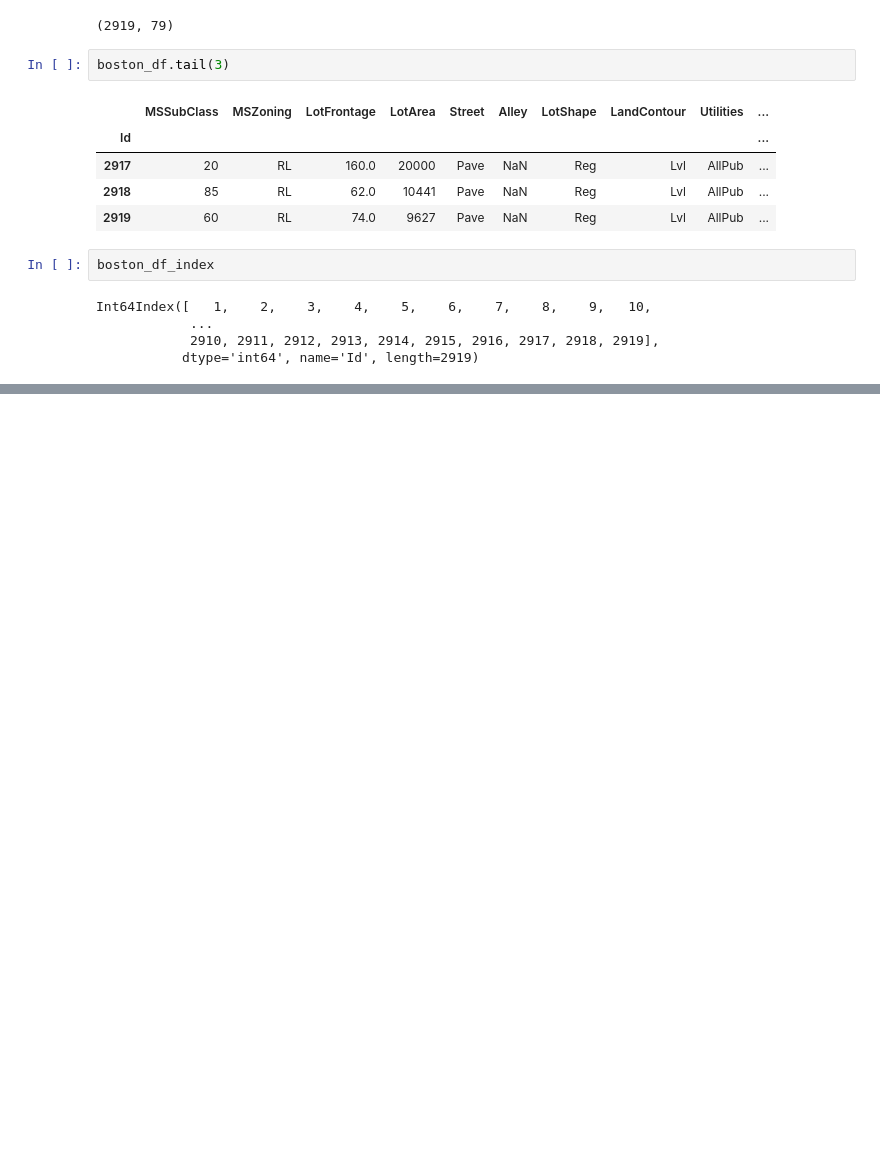
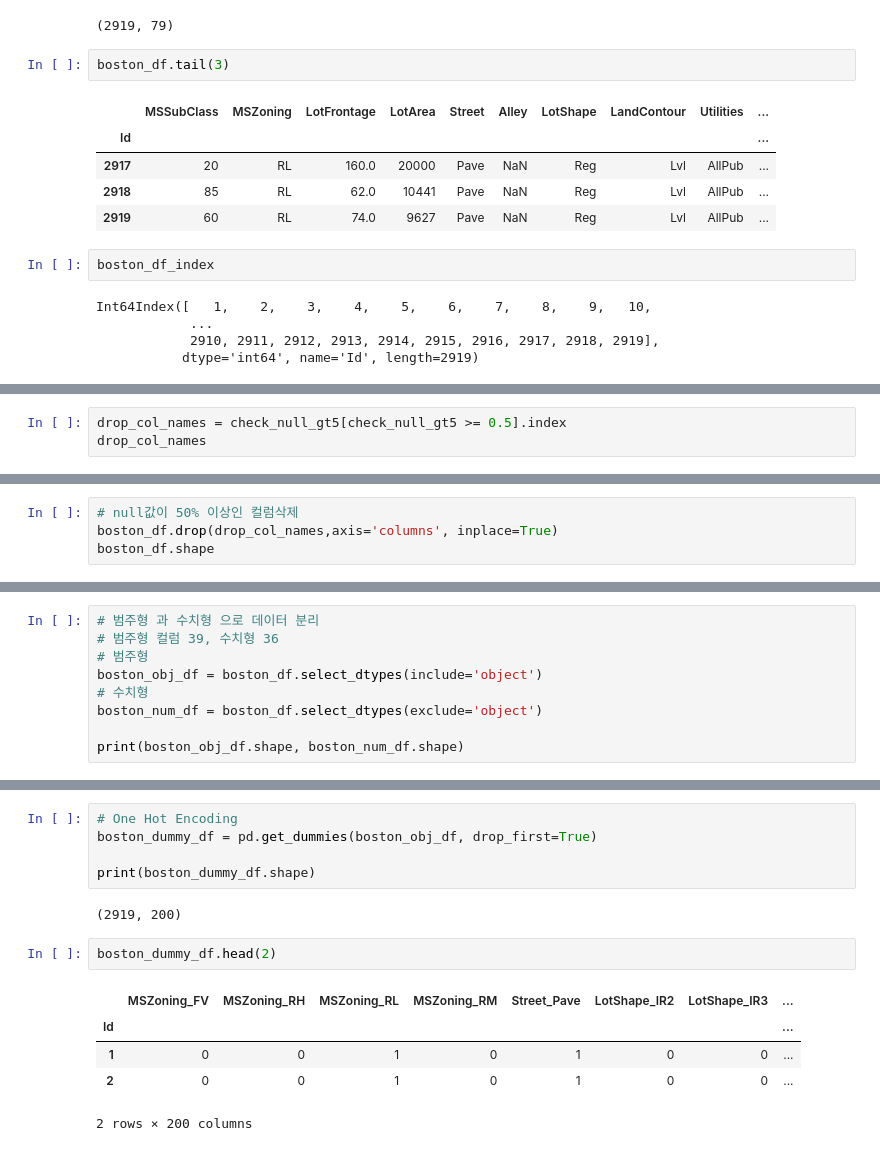
Before and after one commit to vega2k/machine_learning, a Jupyter notebook: 8_HousePrice_XGBoost_지도학습회귀.ipynb, the cells around one changed output, grey strips where cells are left out. Cells and saved outputs as stored; diff of their text form; blank space fills up the shorter version.

```diff
--- a/8_HousePrice_XGBoost_지도학습회귀.ipynb
+++ b/8_HousePrice_XGBoost_지도학습회귀.ipynb
@@ -162,0 +189,3 @@ Length: 79, dtype: int64
+# %%
+drop_col_names = check_null_gt5[check_null_gt5 >= 0.5].index
+drop_col_names
@@ -162,0 +194,4 @@ Length: 79, dtype: int64
+# %%
+# null값이 50% 이상인 컬럼삭제
+boston_df.drop(drop_col_names,axis='columns', inplace=True)
+boston_df.shape
@@ -162,0 +200,9 @@ Length: 79, dtype: int64
+# %%
+# 범주형 과 수치형 으로 데이터 분리
+# 범주형 컬럼 39, 수치형 36
+# 범주형
+boston_obj_df = boston_df.select_dtypes(include='object')
+# 수치형
+boston_num_df = boston_df.select_dtypes(exclude='object')
+
+print(boston_obj_df.shape, boston_num_df.shape)
@@ -162,0 +255,15 @@ Length: 79, dtype: int64
+# %%
+# One Hot Encoding
+boston_dummy_df = pd.get_dummies(boston_obj_df, drop_first=True)
+
+print(boston_dummy_df.shape)
+# %% [output]
+(2919, 200)
+# %%
+boston_dummy_df.head(2)
+# %% [output]
+|  | MSZoning_FV | MSZoning_RH | MSZoning_RL | MSZoning_RM | Street_Pave | LotShape_IR2 | LotShape_IR3 | ... |
+| Id |  |  |  |  |  |  |  | ... |
+| 1 | 0 | 0 | 1 | 0 | 1 | 0 | 0 | ... |
+| 2 | 0 | 0 | 1 | 0 | 1 | 0 | 0 | ... |
+2 rows × 200 columns
```
Also changed, not shown: parts of 23 cells of this notebook.
